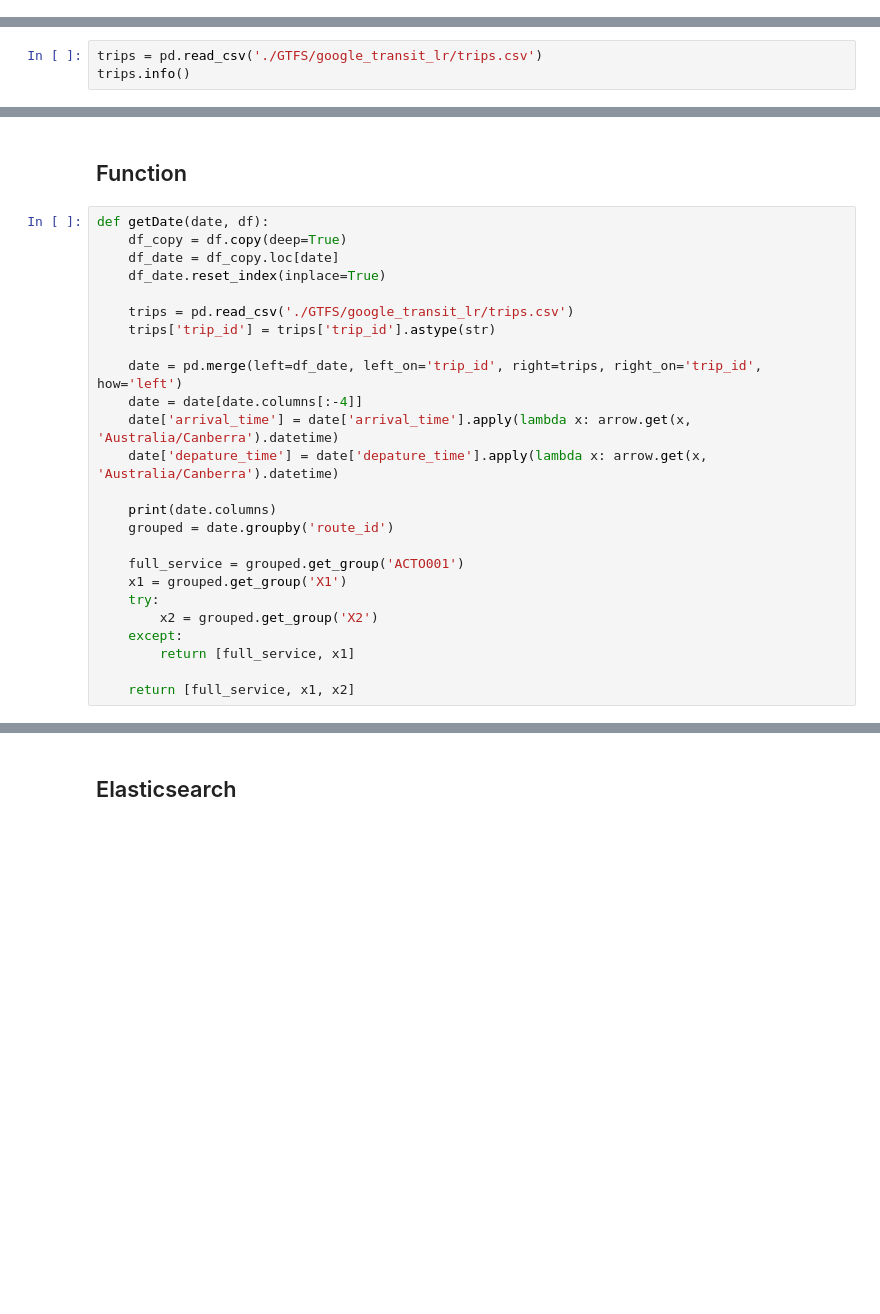
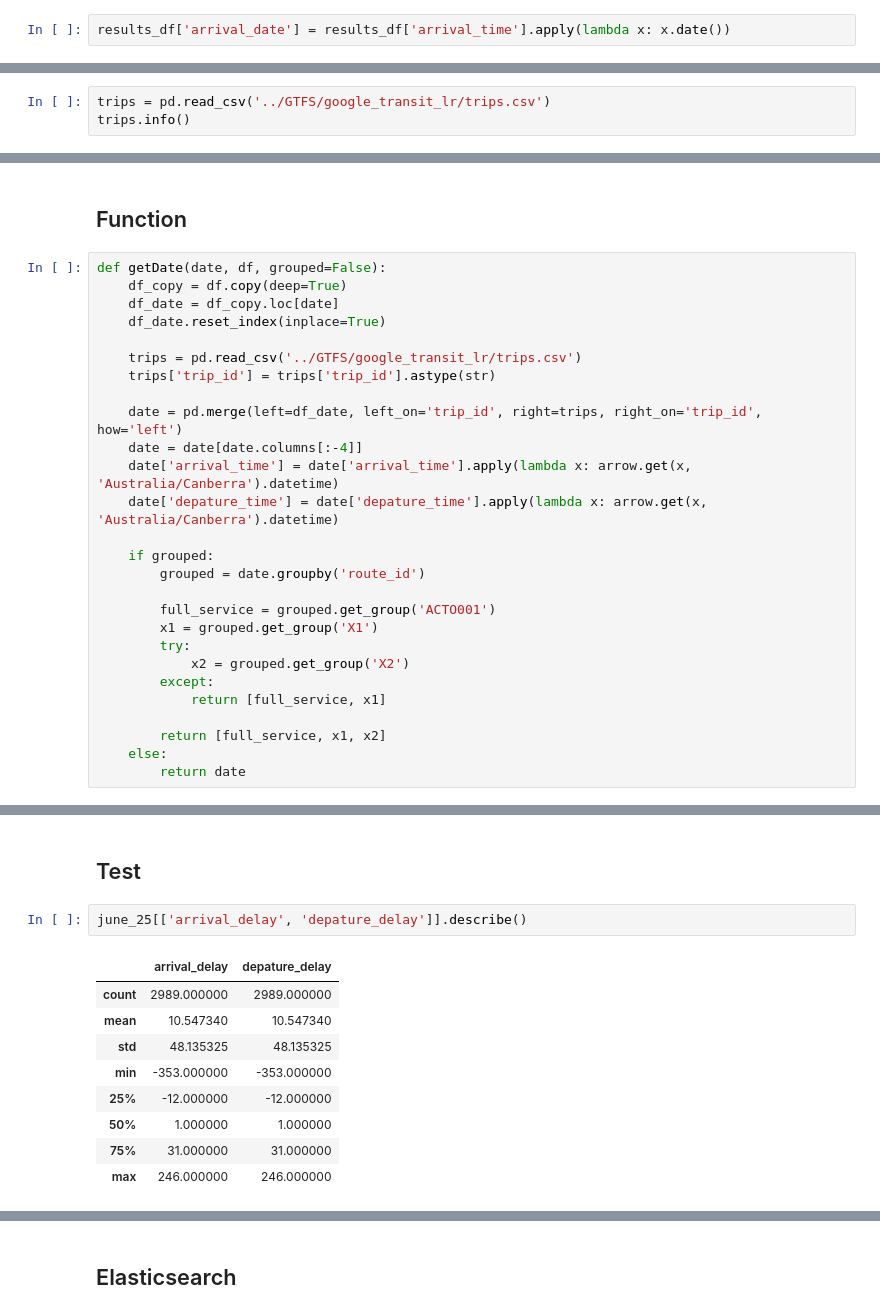
Before and after one commit to noelAngelo/TransportCanberra, a Jupyter notebook: Notebooks/TC Historic to Elastic.ipynb, the cells around one changed output, grey strips where cells are left out. Saved outputs shown, nothing was run; the diff lists cells and outputs as text; blank space fills up the shorter version.

```diff
--- a/Notebooks/TC Historic to Elastic.ipynb
+++ b/Notebooks/TC Historic to Elastic.ipynb
@@ -87,0 +70,2 @@ results_df.head()
+# %%
+results_df['arrival_date'] = results_df['arrival_time'].apply(lambda x: x.date())
@@ -88,7 +87,7 @@ results_df.head()
 # %% [markdown]
 ## Combine Tables
 # %%
-trips = pd.read_csv('./GTFS/google_transit_lr/trips.csv')
+trips = pd.read_csv('../GTFS/google_transit_lr/trips.csv')
 trips.info()
 # %% [output]
 <class 'pandas.core.frame.DataFrame'>
@@ -114,12 +113,12 @@ df = results_df.set_index('arrival_time')
 # %% [markdown]
 ## Function
 # %%
-def getDate(date, df):
+def getDate(date, df, grouped=False):
     df_copy = df.copy(deep=True)
     df_date = df_copy.loc[date]
     df_date.reset_index(inplace=True)
 
-    trips = pd.read_csv('./GTFS/google_transit_lr/trips.csv')
+    trips = pd.read_csv('../GTFS/google_transit_lr/trips.csv')
     trips['trip_id'] = trips['trip_id'].astype(str)
 
     date = pd.merge(left=df_date, left_on='trip_id', right=trips, right_on='trip_id', how='left')
@@ -127,17 +126,19 @@ def getDate(date, df):
     date['arrival_time'] = date['arrival_time'].apply(lambda x: arrow.get(x, 'Australia/Canberra').datetime)
     date['depature_time'] = date['depature_time'].apply(lambda x: arrow.get(x, 'Australia/Canberra').datetime)
 
-    print(date.columns)
-    grouped = date.groupby('route_id')
+    if grouped:
+        grouped = date.groupby('route_id')
 
-    full_service = grouped.get_group('ACTO001')
-    x1 = grouped.get_group('X1')
-    try:
-        x2 = grouped.get_group('X2')
-    except:
-        return [full_service, x1]
+        full_service = grouped.get_group('ACTO001')
+        x1 = grouped.get_group('X1')
+        try:
+            x2 = grouped.get_group('X2')
+        except:
+            return [full_service, x1]
 
-    return [full_service, x1, x2]
+        return [full_service, x1, x2]
+    else:
+        return date
 # %%
 june_20 = getDate('2019-06-20', df)
 june_21 = getDate('2019-06-21', df)
@@ -175,0 +152,14 @@ y
+# %% [markdown]
+## Test
+# %%
+june_25[['arrival_delay', 'depature_delay']].describe()
+# %% [output]
+|  | arrival_delay | depature_delay |
+| count | 2989.000000 | 2989.000000 |
+| mean | 10.547340 | 10.547340 |
+| std | 48.135325 | 48.135325 |
+| min | -353.000000 | -353.000000 |
+| 25% | -12.000000 | -12.000000 |
+| 50% | 1.000000 | 1.000000 |
+| 75% | 31.000000 | 31.000000 |
+| max | 246.000000 | 246.000000 |
```
Also changed, not shown: parts of 51 cells of this notebook, 4 other files.
